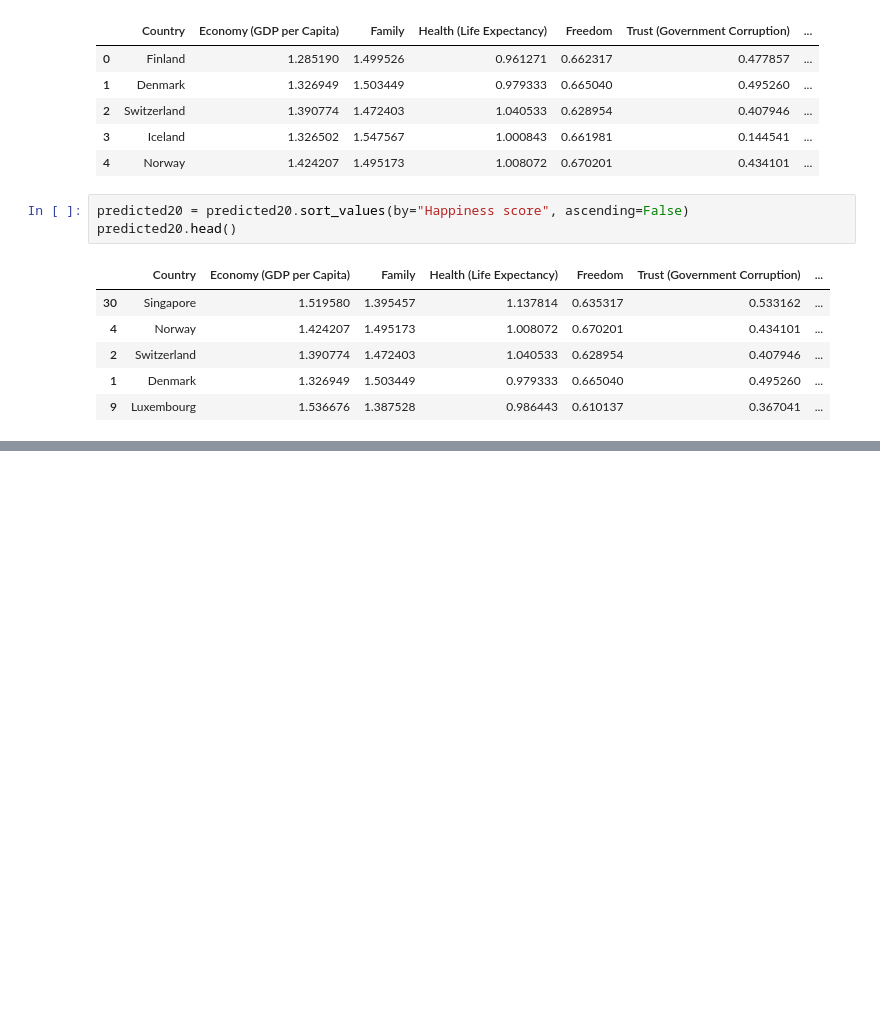
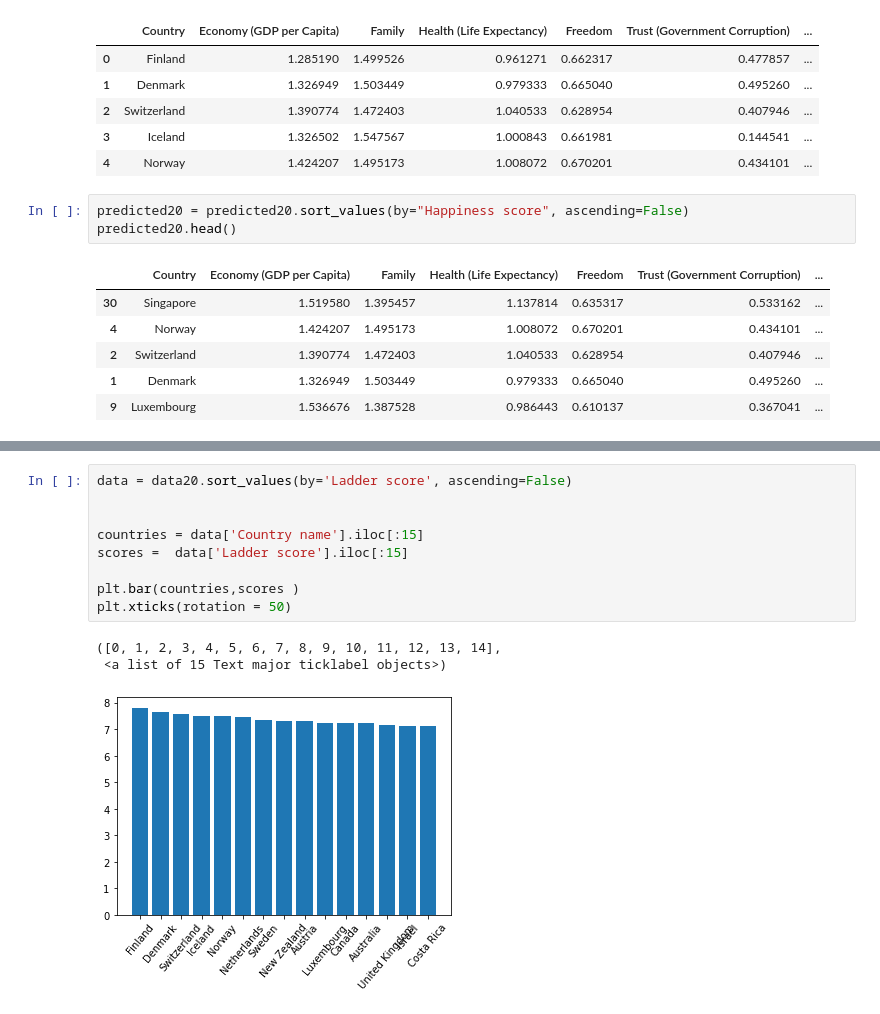
Before and after one commit to Noha-Magdy/world-happiness-report-analysis, a Jupyter notebook: Happiness_report_analysis.ipynb, the cells around one changed output, grey strips where cells are left out. Saved outputs shown, nothing was run; the diff lists cells and outputs as text; blank space fills up the shorter version.

```diff
--- a/Happiness_report_analysis.ipynb
+++ b/Happiness_report_analysis.ipynb
@@ -624,0 +638,13 @@ plt.xticks(rotation = 30)
+# %%
+data = data20.sort_values(by='Ladder score', ascending=False)
+
+
+countries = data['Country name'].iloc[:15]
+scores =  data['Ladder score'].iloc[:15]
+
+plt.bar(countries,scores )
+plt.xticks(rotation = 50)
+# %% [output]
+([0, 1, 2, 3, 4, 5, 6, 7, 8, 9, 10, 11, 12, 13, 14],
+ <a list of 15 Text major ticklabel objects>)
+[figure, added]
```
Also changed, not shown: parts of 3 cells of this notebook.
